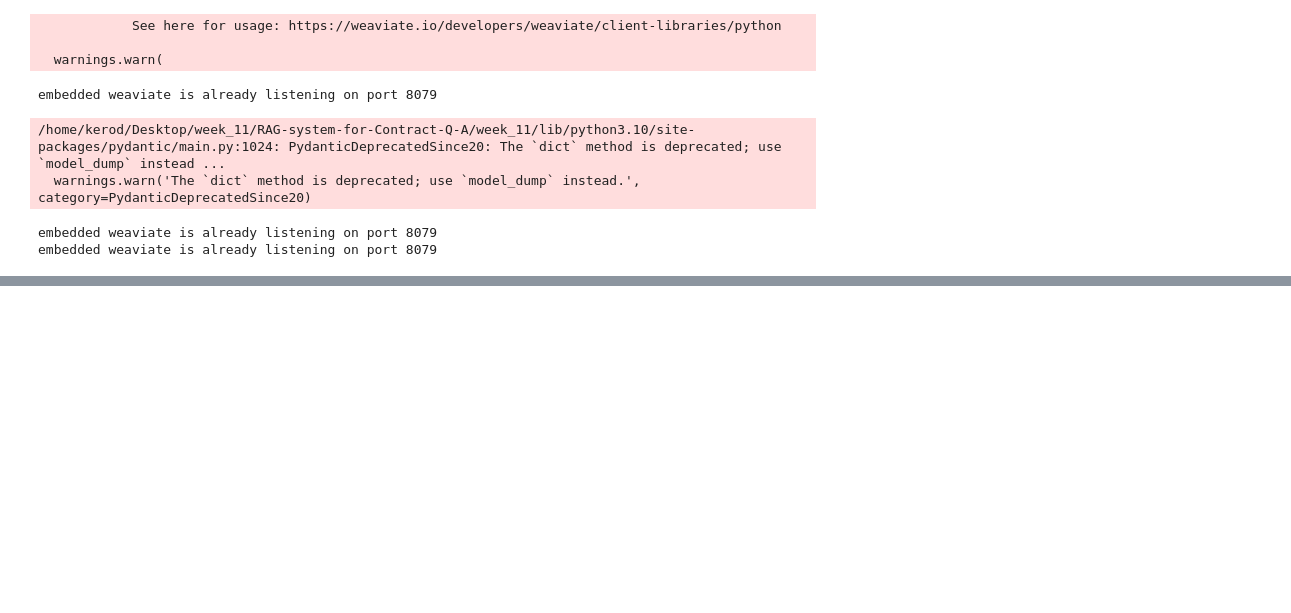
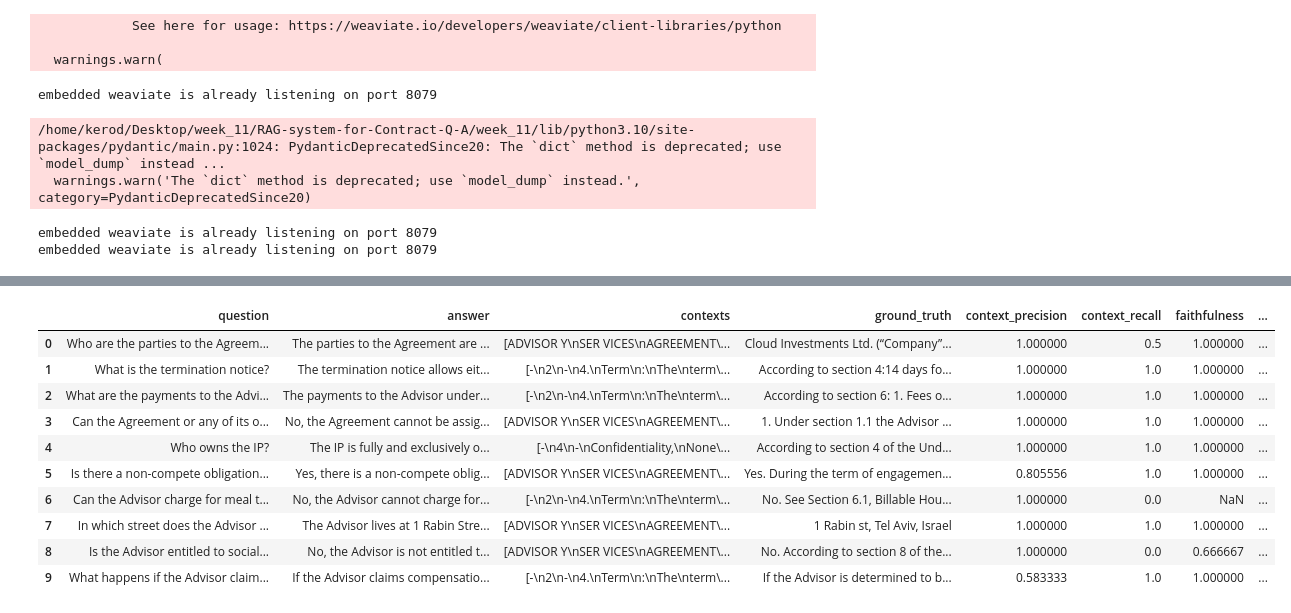
Before and after one commit to Keriii/RAG-system-for-Contract-Q-A, a Jupyter notebook: notebooks/chunking_and_splitter.ipynb, the cells around one changed output, grey strips where cells are left out. Drawn from its saved outputs; the diff is of its cells as text; code cells hidden in the pictures; blank space fills up the shorter version.

```diff
--- a/notebooks/chunking_and_splitter.ipynb
+++ b/notebooks/chunking_and_splitter.ipynb
@@ -153,0 +153,4 @@ NameError: name 'retriever' is not defined
+# %%
+char_contex, char_answer = ragas(char_retriver, char_chain, questions)
+rec_context, rec_answer = ragas(recur_retriver, recur_chain, questions)
+sem_contex, sec_answer= ragas(sem_retriver, sem_chain, questions)
@@ -154,13 +184,26 @@ NameError: name 'retriever' is not defined
 # %%
-from datasets import Dataset
+def evaluation (question, answers, contexts, ground_truths):
+    # Preparing the dataset
+    data = {
+                "question": questions,
+                "answer": answers,
+                "contexts": contexts,
+                "ground_truth": ground_truths
+            }
 
-# Preparing the dataset
-data = {
-            "question": questions,
-            "answer": answers,
-            "contexts": contexts,
-            "ground_truth": ground_truth
-        }
+    # Convert dict to dataset
+    dataset = Dataset.from_dict(data)
 
-# Convert dict to dataset
-dataset = Dataset.from_dict(data)
+    result = evaluate(
+        dataset=dataset,
+        metrics=[
+            context_precision,
+            context_recall,
+            faithfulness,
+            answer_relevancy,
+        ],
+    )
+
+    df = result.to_pandas()
+
+    return df
@@ -186,0 +210,2 @@ df = result.to_pandas()
+# %%
+char_evaluation = evaluation(questions, char_answer, char_contex, ground_truth)
@@ -186,0 +271,14 @@ df = result.to_pandas()
+# %%
+char_evaluation
+# %% [output]
+|  | question | answer | contexts | ground_truth | context_precision | context_recall | faithfulness | ... |
+| 0 | Who are the parties to the Agreem... | The parties to the Agreement are ... | [ADVISOR Y\nSER VICES\nAGREEMENT\... | Cloud Investments Ltd. (“Company”... | 1.000000 | 0.5 | 1.000000 | ... |
+| 1 | What is the termination notice? | The termination notice allows eit... | [-\n2\n-\n4.\nTerm\n:\nThe\nterm\... | According to section 4:14 days fo... | 1.000000 | 1.0 | 1.000000 | ... |
+| 2 | What are the payments to the Advi... | The payments to the Advisor under... | [-\n2\n-\n4.\nTerm\n:\nThe\nterm\... | According to section 6: 1. Fees o... | 1.000000 | 1.0 | 1.000000 | ... |
+| 3 | Can the Agreement or any of its o... | No, the Agreement cannot be assig... | [ADVISOR Y\nSER VICES\nAGREEMENT\... | 1. Under section 1.1 the Advisor ... | 1.000000 | 1.0 | 1.000000 | ... |
+| 4 | Who owns the IP? | The IP is fully and exclusively o... | [-\n4\n-\nConfidentiality,\nNone\... | According to section 4 of the Und... | 1.000000 | 1.0 | 1.000000 | ... |
+| 5 | Is there a non-compete obligation... | Yes, there is a non-compete oblig... | [ADVISOR Y\nSER VICES\nAGREEMENT\... | Yes. During the term of engagemen... | 0.805556 | 1.0 | 1.000000 | ... |
+| 6 | Can the Advisor charge for meal t... | No, the Advisor cannot charge for... | [-\n2\n-\n4.\nTerm\n:\nThe\nterm\... | No. See Section 6.1, Billable Hou... | 1.000000 | 0.0 | NaN | ... |
+| 7 | In which street does the Advisor ... | The Advisor lives at 1 Rabin Stre... | [ADVISOR Y\nSER VICES\nAGREEMENT\... | 1 Rabin st, Tel Aviv, Israel | 1.000000 | 1.0 | 1.000000 | ... |
+| 8 | Is the Advisor entitled to social... | No, the Advisor is not entitled t... | [ADVISOR Y\nSER VICES\nAGREEMENT\... | No. According to section 8 of the... | 1.000000 | 0.0 | 0.666667 | ... |
+| 9 | What happens if the Advisor claim... | If the Advisor claims compensatio... | [-\n2\n-\n4.\nTerm\n:\nThe\nterm\... | If the Advisor is determined to b... | 0.583333 | 1.0 | 1.000000 | ... |
```
Also changed, not shown: parts of 12 cells of this notebook, 4 other files.
